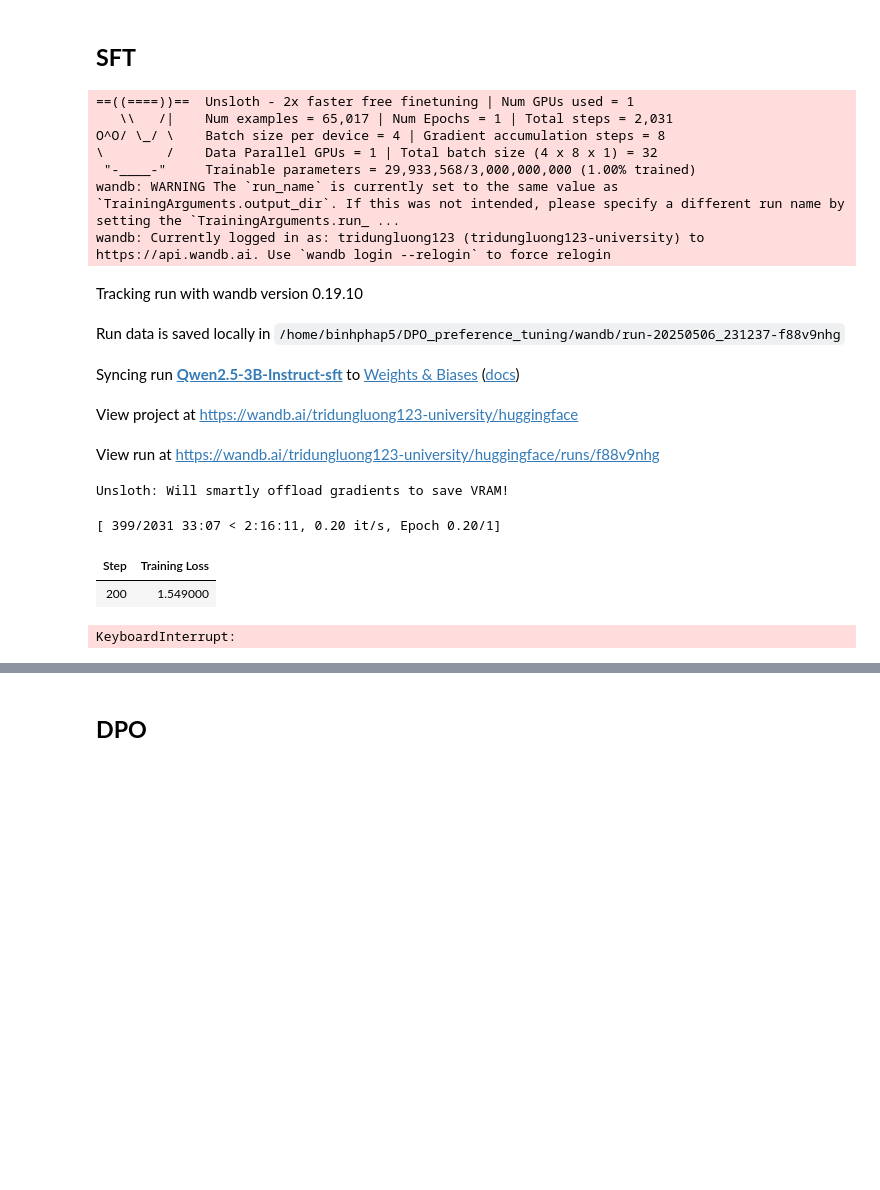
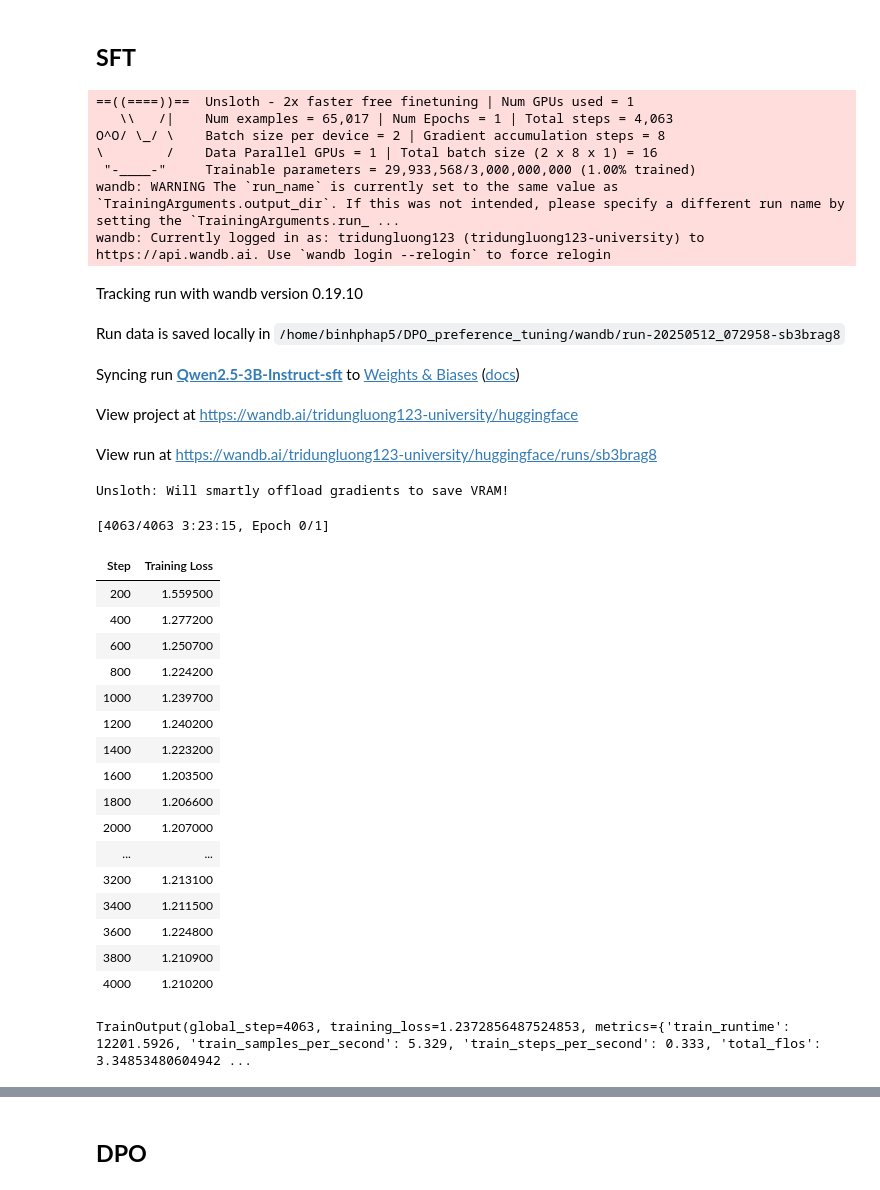
Before and after one commit to binhphap5/Preference-Tuning-with-LLMs, a Jupyter notebook: SFT_DPO_Vietnamese_Custom_Dataset.ipynb, the cells around one changed output, grey strips where cells are left out. Saved outputs shown, nothing was run; the diff lists cells and outputs as text; code cells hidden in the pictures; blank space fills up the shorter version.

```diff
--- a/SFT_DPO_Vietnamese_Custom_Dataset.ipynb
+++ b/SFT_DPO_Vietnamese_Custom_Dataset.ipynb
@@ -19,5 +16,5 @@ os.environ["VLLM_USE_V1"] = '0'
 # %%
-from unsloth import FastLanguageModel, is_bfloat16_supported
+from unsloth import FastLanguageModel
 import torch
 max_seq_length = 1024
 lora_rank = 16
@@ -25,10 +22,9 @@ lora_rank = 16
 model, tokenizer = FastLanguageModel.from_pretrained(
     model_name = "Qwen/Qwen2.5-3B-Instruct",
     max_seq_length = max_seq_length,
-    load_in_4bit = True, # False for LoRA 16bit
-    fast_inference = True, # Enable vLLM fast inference
+    load_in_4bit = True,
     max_lora_rank = lora_rank,
-    gpu_memory_utilization = 0.5, # Reduce if out of memory
+    gpu_memory_utilization = 0.4,
 )
 
 model = FastLanguageModel.get_peft_model(
@@ -122,7 +104,7 @@ def formatting_prompt_with_chat_template(example):
     return prompt
 # %%
 hyperparameters = {
-    "per_device_train_batch_size": 4,
+    "per_device_train_batch_size": 2,
     "gradient_accumulation_steps": 8,
     "gradient_checkpointing": True,
     "learning_rate": 3e-5,
@@ -138,40 +125,51 @@ MAX_LENGTH = 1024
 # %%
-SFT_OUTPUT_DIR = f"Qwen2.5-3B-Instruct-sft"
-
 sft_config = SFTConfig(
     **{ **hyperparameters, "output_dir":
        SFT_OUTPUT_DIR , "max_seq_length": MAX_LENGTH}
 )
 
-os.environ['UNSLOTH_RETURN_LOGITS'] = '1'
 
 sft_trainer = SFTTrainer(
     model=model,
-    peft_config=peft_config,
     processing_class=tokenizer,
     args=sft_config,
     train_dataset=dataset['train'],
     formatting_func=formatting_prompt_with_chat_template,
 )
 
 sft_trainer.train()
 # %% [output]
 ==((====))==  Unsloth - 2x faster free finetuning | Num GPUs used = 1
-   \\   /|    Num examples = 65,017 | Num Epochs = 1 | Total steps = 2,031
-O^O/ \_/ \    Batch size per device = 4 | Gradient accumulation steps = 8
-\        /    Data Parallel GPUs = 1 | Total batch size (4 x 8 x 1) = 32
+   \\   /|    Num examples = 65,017 | Num Epochs = 1 | Total steps = 4,063
+O^O/ \_/ \    Batch size per device = 2 | Gradient accumulation steps = 8
+\        /    Data Parallel GPUs = 1 | Total batch size (2 x 8 x 1) = 16
  "-____-"     Trainable parameters = 29,933,568/3,000,000,000 (1.00% trained)
 wandb: WARNING The `run_name` is currently set to the same value as `TrainingArguments.output_dir`. If this was not intended, please specify a different run name by setting the `TrainingArguments.run_ ...
 wandb: Currently logged in as: tridungluong123 (tridungluong123-university) to https://api.wandb.ai. Use `wandb login --relogin` to force relogin
 Tracking run with wandb version 0.19.10
-Run data is saved locally in /home/binhphap5/DPO_preference_tuning/wandb/run-20250506_231237-f88v9nhg
+Run data is saved locally in /home/binhphap5/DPO_preference_tuning/wandb/run-20250512_072958-sb3brag8
 Syncing run Qwen2.5-3B-Instruct-sft to Weights & Biases (docs)
 View project at https://wandb.ai/tridungluong123-university/huggingface
-View run at https://wandb.ai/tridungluong123-university/huggingface/runs/f88v9nhg
+View run at https://wandb.ai/tridungluong123-university/huggingface/runs/sb3brag8
 Unsloth: Will smartly offload gradients to save VRAM!
-[ 399/2031 33:07 < 2:16:11, 0.20 it/s, Epoch 0.20/1]
+[4063/4063 3:23:15, Epoch 0/1]
 | Step | Training Loss |
-| 200 | 1.549000 |
+| 200 | 1.559500 |
+| 400 | 1.277200 |
+| 600 | 1.250700 |
+| 800 | 1.224200 |
+| 1000 | 1.239700 |
+| 1200 | 1.240200 |
+| 1400 | 1.223200 |
+| 1600 | 1.203500 |
+| 1800 | 1.206600 |
+| 2000 | 1.207000 |
+| ... | ... |
+| 3200 | 1.213100 |
+| 3400 | 1.211500 |
+| 3600 | 1.224800 |
+| 3800 | 1.210900 |
+| 4000 | 1.210200 |
-KeyboardInterrupt:
+TrainOutput(global_step=4063, training_loss=1.2372856487524853, metrics={'train_runtime': 12201.5926, 'train_samples_per_second': 5.329, 'train_steps_per_second': 0.333, 'total_flos': 3.34853480604942 ...
 # %%
 sft_trainer.push_to_hub("Qwen2.5-3B-instruct-sft-vi-alpaca", token="###")
```
Also changed, not shown: parts of 19 cells of this notebook, 1 other file.
